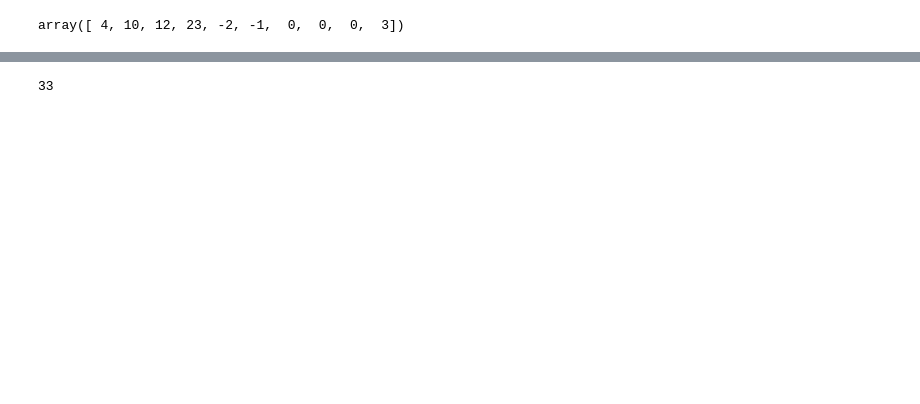
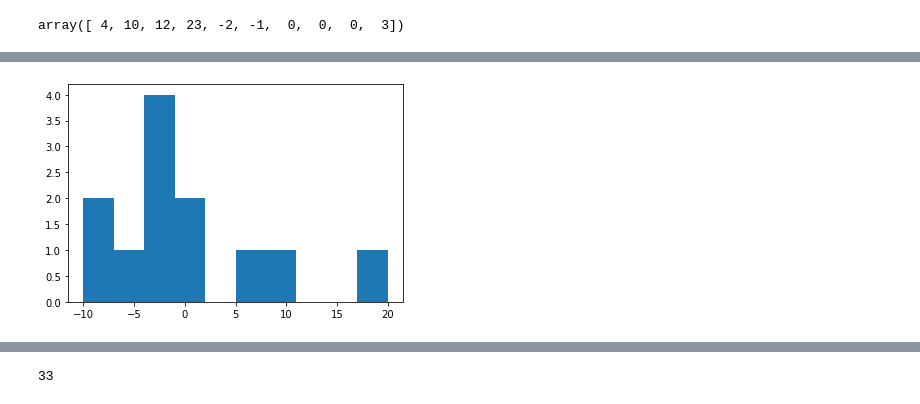
Before and after one commit to george887/numpy-pandas-visualization-exercises, a Jupyter notebook: numpy_exercises.ipynb, the cells around one changed output, grey strips where cells are left out. Drawn from its saved outputs; the diff is of its cells as text; code cells hidden in the pictures; blank space fills up the shorter version.

```diff
--- a/numpy_exercises.ipynb
+++ b/numpy_exercises.ipynb
@@ -48,3 +69,9 @@ b.mean()     # getting the avg of the new variable to confirm 0
+# %%
+b.mean()     # getting the avg of the new variable to confirm 0
+plt.hist(b)
+plt.show()
+# %% [output]
+[figure, added]
 # %%
 #7. Calculate the z-score for each data point. Recall that the z-score is given by:
 # Z = Standard score.    x = value     μ = mean     σ = std
```
Also changed, not shown: parts of 34 cells of this notebook.
